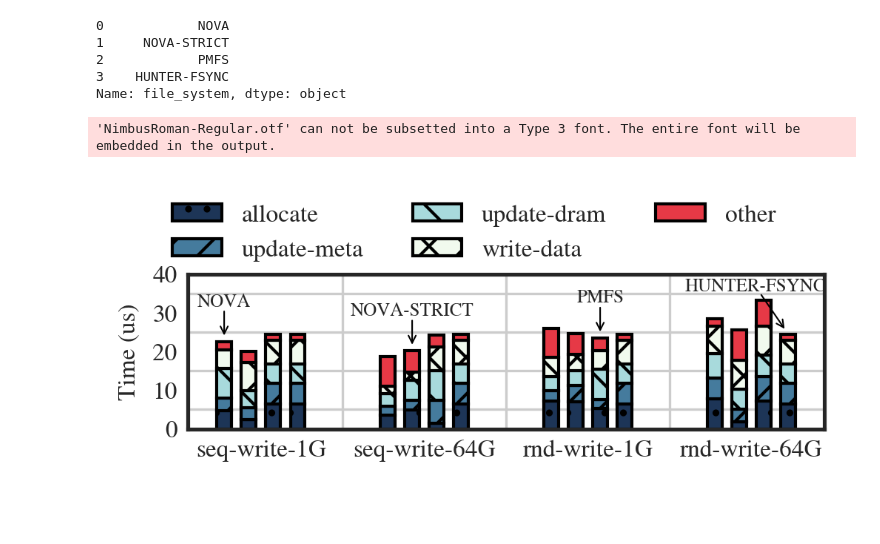
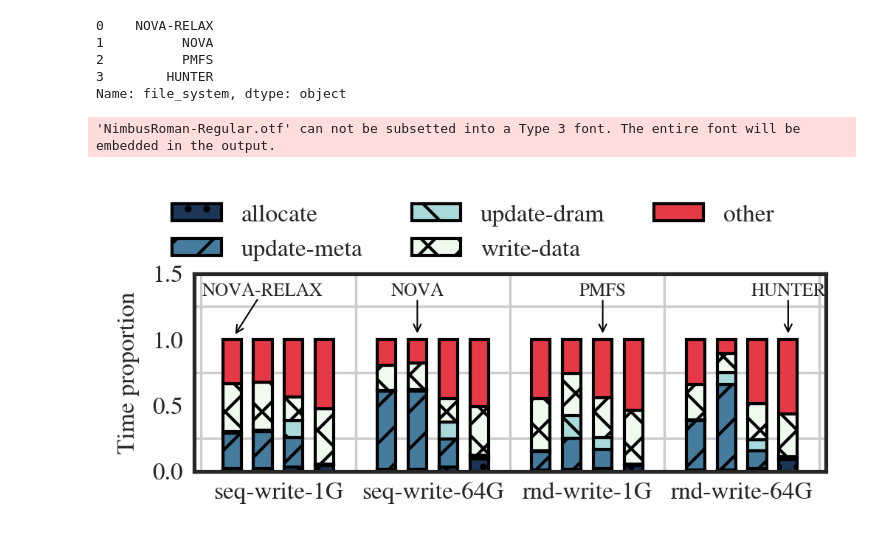
Before and after one commit to WOFS-for-PM/tests, a Jupyter notebook: dac/FIG-OverheadsBreakdown/plot.ipynb, the cells around one changed output. Drawn from its saved outputs; the diff is of its cells as text; code cells hidden in the pictures; blank space fills up the shorter version.

```diff
--- a/dac/FIG-OverheadsBreakdown/plot.ipynb
+++ b/dac/FIG-OverheadsBreakdown/plot.ipynb
@@ -36,7 +36,7 @@ fig,ax = plt.subplots()
 fig.set_size_inches(cm_to_inch(SINGLE_COL_WIDTH), cm_to_inch(3.5))
 fig.set_dpi(300)
 
-bar_width = 0.15
+bar_width = 0.2
 patterns = ['..', '//', '\\\\', 'XX', '']
 # Reference: https://designbro.com/blog/inspiration/color-combinations/
 colors = ["#e63946", "#f1faee", "#a8dadc", "#457b9d", "#1d3557"]
@@ -46,44 +46,52 @@ times = ["allocate", "update-meta", "update-dram", "write-data", "other"]
 x = [1, 2, 3, 4]
 fss = df['file_system'].drop_duplicates().reset_index().drop(columns=['index'])['file_system']
 tot = len(fss) * bar_width
+
+# normalize to 1
+for i in range(0, 16):
+    for time in times:
+        df.loc[i, time] = df.iloc[i][time] / df.iloc[i]["total"]
+
+
 print(fss)
 for idx, fs in enumerate(fss):
     points = []
     for pivot in x:
         point = pivot - tot / 2 + bar_width / 2 + idx * bar_width
         bottom = 0
         for i, time in enumerate(times):
-            height = df[(df['file_system'] == fs)][time].iloc[pivot - 1] / 1000
+            height = df[(df['file_system'] == fs)][time].iloc[pivot - 1]
+            # / 1000
             # y = df[df['file_system'] == fs][time].tolist()
             # plt.bar(points[i], y, bar_width, color=colors[i], label=time, hatch=patterns[i])
             plt.bar(point, height=height, width=bar_width * 0.6, hatch=patterns[i], edgecolor='black', color=colors[i], bottom=bottom)
             bottom += height
         if pivot - 1 == idx:
-            if fs == "HUNTER-FSYNC":
-                plt.annotate(fs, xy=(point, bottom), xytext=(point - 0.2, bottom + 10), arrowprops=dict(arrowstyle="->", color='black', lw=0.5), ha='center', va='bottom', fontsize=6, bbox=dict(boxstyle='square,pad=-0.3',fc='none', ec='none'))
+            if fs == "NOVA-RELAX":
+                plt.annotate(fs, xy=(point, bottom), xytext=(point + 0.2, bottom + 0.3 ), arrowprops=dict(arrowstyle="->", color='black', lw=0.5), ha='center', va='bottom', fontsize=6, bbox=dict(boxstyle='square,pad=-0.3',fc='none', ec='none'))
             else:
-                plt.annotate(fs, xy=(point, bottom), xytext=(point, bottom + 8), arrowprops=dict(arrowstyle="->", color='black', lw=0.5), ha='center', va='bottom', fontsize=6, bbox=dict(boxstyle='square,pad=-0.3',fc='none', ec='none'))
+                plt.annotate(fs, xy=(point, bottom), xytext=(point, bottom + 0.3), arrowprops=dict(arrowstyle="->", color='black', lw=0.5), ha='center', va='bottom', fontsize=6, bbox=dict(boxstyle='square,pad=-0.3',fc='none', ec='none'))
             # plt.text(point, bottom + 5, fs, ha='center', va='bottom', fontsize=6)
             # plt.arrow(point, bottom + 5, 0, 5)
 
 # Draw title
 plt.xticks(x, labels=["seq-write-1G", "seq-write-64G", "rnd-write-1G","rnd-write-64G"], fontsize=8)
-plt.yticks([0, 10, 20, 30, 40], fontsize=8)
-plt.ylabel('Time (us)', fontsize=8)
+plt.yticks([0, 0.5, 1, 1.5], fontsize=8)
+plt.ylabel('Time proportion', fontsize=8)
 # plt.xlabel("File Size (GiB)", fontsize=8)
 
 fig.legend(times, loc='center', bbox_to_anchor=(0.5, 1), ncol=3, fontsize=8)
 
 ax.xaxis.set_minor_locator(MultipleLocator(0.5))
-ax.yaxis.set_minor_locator(MultipleLocator(5))
+ax.yaxis.set_minor_locator(MultipleLocator(0.25))
 
 plt.tight_layout()
 plt.savefig("./FIG-OverheadsBreakdown.pdf", bbox_inches='tight', pad_inches=0)
 # %% [output]
-0            NOVA
-1     NOVA-STRICT
-2            PMFS
-3    HUNTER-FSYNC
+0    NOVA-RELAX
+1          NOVA
+2          PMFS
+3        HUNTER
 Name: file_system, dtype: object
 'NimbusRoman-Regular.otf' can not be subsetted into a Type 3 font. The entire font will be embedded in the output.
-[figure, old version]
+[figure, new version]
```
Also changed, not shown: 23 other files.
